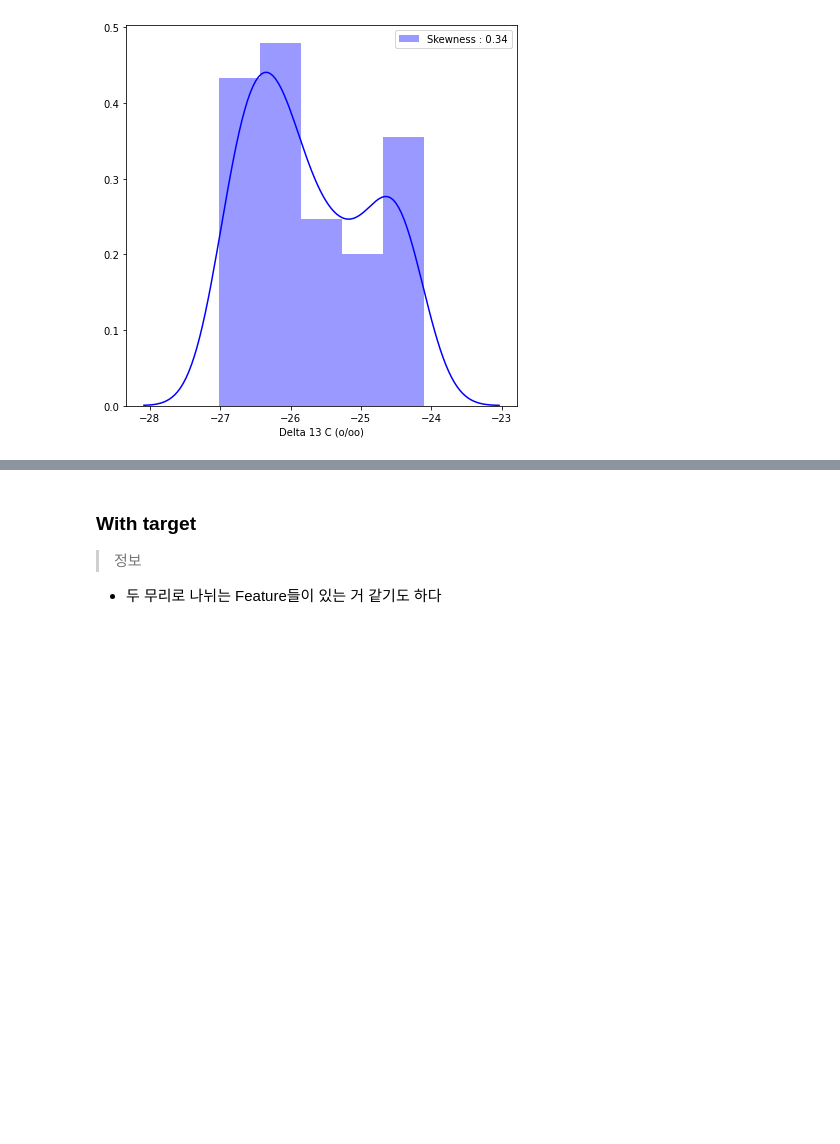
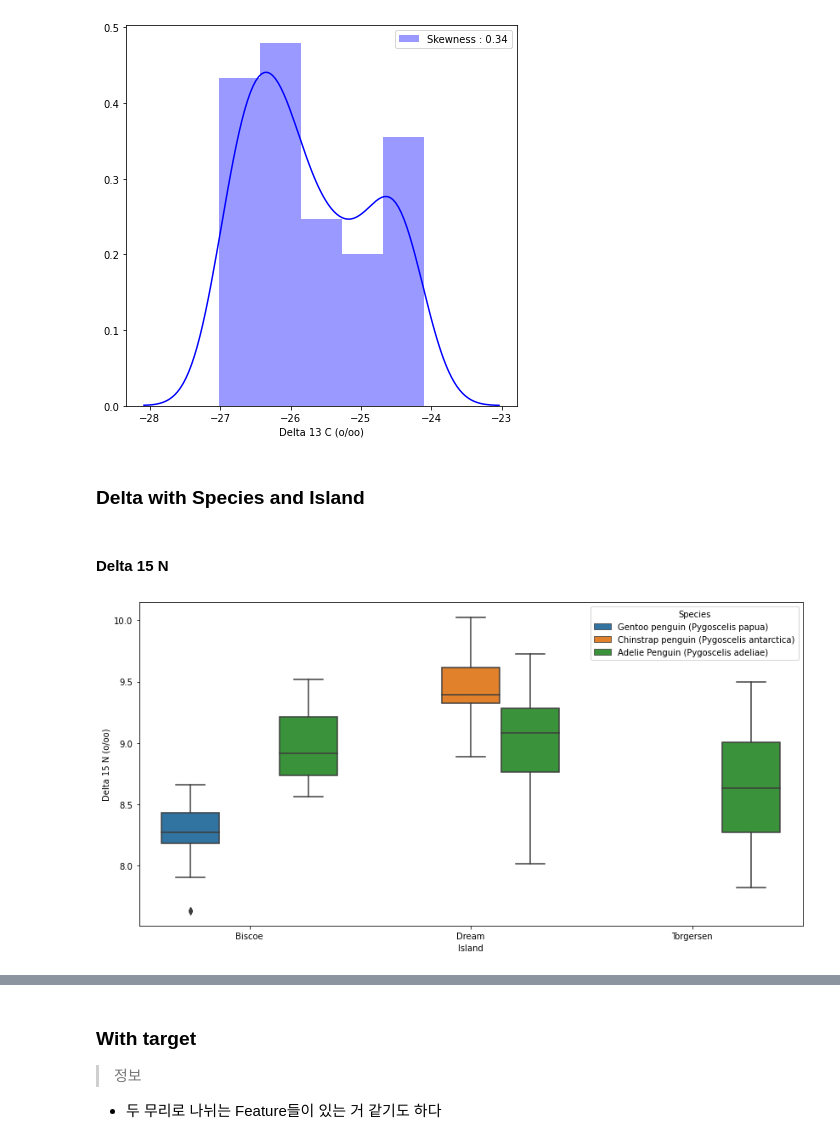
Before and after one commit to Park-taenam/DACON, a Jupyter notebook: Penguin/Penguin.ipynb, the cells around one changed output, grey strips where cells are left out. Cells and saved outputs as stored; diff of their text form; code cells hidden in the pictures; blank space fills up the shorter version.

```diff
--- a/Penguin/Penguin.ipynb
+++ b/Penguin/Penguin.ipynb
@@ -368,3 +375,14 @@ fig = sns.distplot(df_train['Delta 13 C (o/oo)'],
 fig = fig.legend(loc='best')
 # %% [output]
 [figure]
+# %% [markdown]
+### Delta with Species and Island
+# %% [markdown]
+#### Delta 15 N
+# %%
+plt.figure(figsize=(14,7))
+sns.boxplot(x='Island', y='Delta 15 N (o/oo)', hue='Species',
+           data=df_train[['Island', 'Species','Delta 15 N (o/oo)']])
+plt.show()
+# %% [output]
+[figure, added]
```
Also changed, not shown: parts of 46 cells of this notebook, 1 other file.
